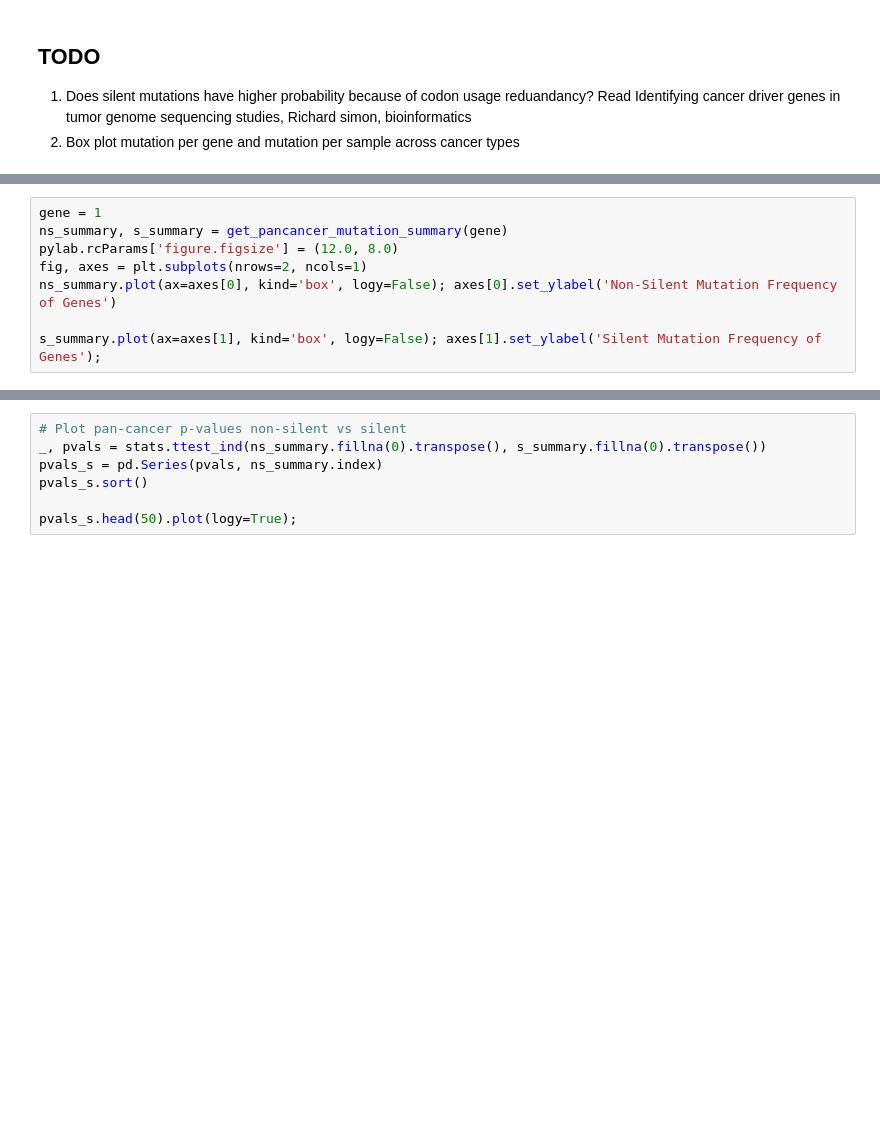
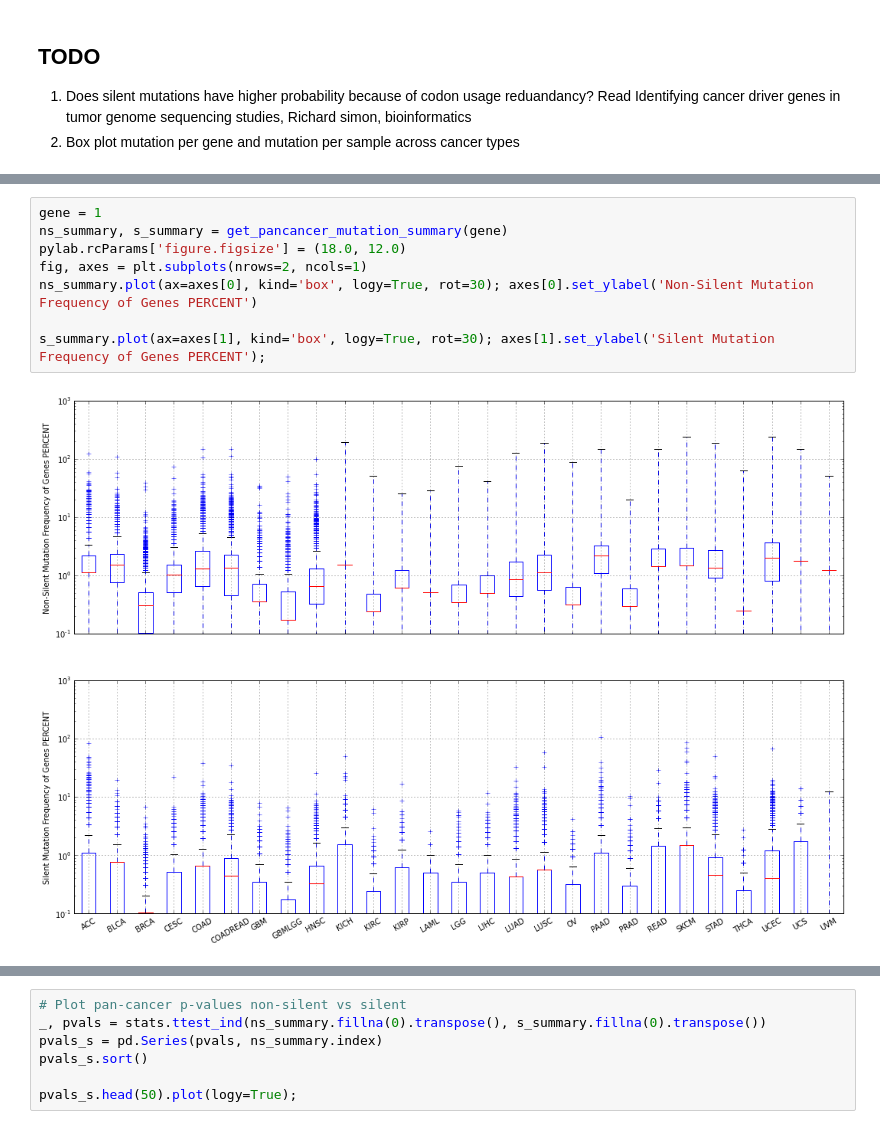
Before and after one commit to nitinksingh/driver, a Jupyter notebook: mutation.ipynb, the cells around one changed output, grey strips where cells are left out. Drawn from its saved outputs; the diff is of its cells as text; blank space fills up the shorter version.

```diff
--- a/mutation.ipynb
+++ b/mutation.ipynb
@@ -114,9 +113,11 @@ s_summary.plot(ax=axes[1], kind='box', logy=True); axes[1].set_ylabel('Number of
 # %%
 gene = 1
 ns_summary, s_summary = get_pancancer_mutation_summary(gene)
-pylab.rcParams['figure.figsize'] = (12.0, 8.0)
+pylab.rcParams['figure.figsize'] = (18.0, 12.0)
 fig, axes = plt.subplots(nrows=2, ncols=1)
-ns_summary.plot(ax=axes[0], kind='box', logy=False); axes[0].set_ylabel('Non-Silent Mutation Frequency of Genes')
+ns_summary.plot(ax=axes[0], kind='box', logy=True, rot=30); axes[0].set_ylabel('Non-Silent Mutation Frequency of Genes PERCENT')
 
-s_summary.plot(ax=axes[1], kind='box', logy=False); axes[1].set_ylabel('Silent Mutation Frequency of Genes');
+s_summary.plot(ax=axes[1], kind='box', logy=True, rot=30); axes[1].set_ylabel('Silent Mutation Frequency of Genes PERCENT');
+# %% [output]
+[figure, added]
 # %%
```
Also changed, not shown: parts of 4 cells of this notebook, 2 other files.
